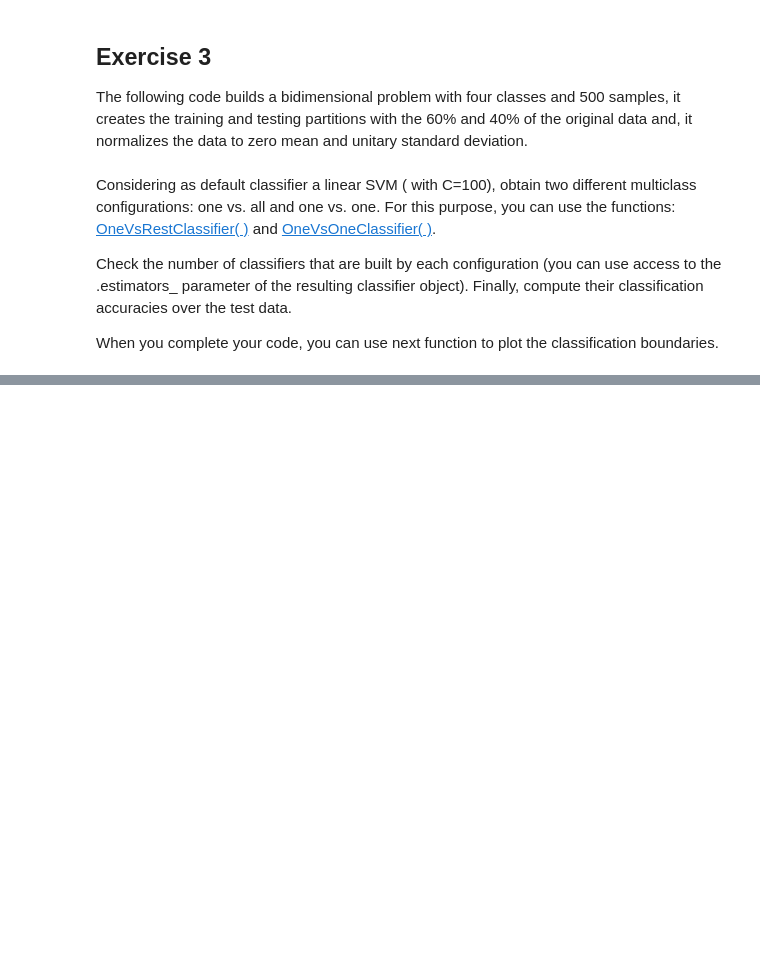
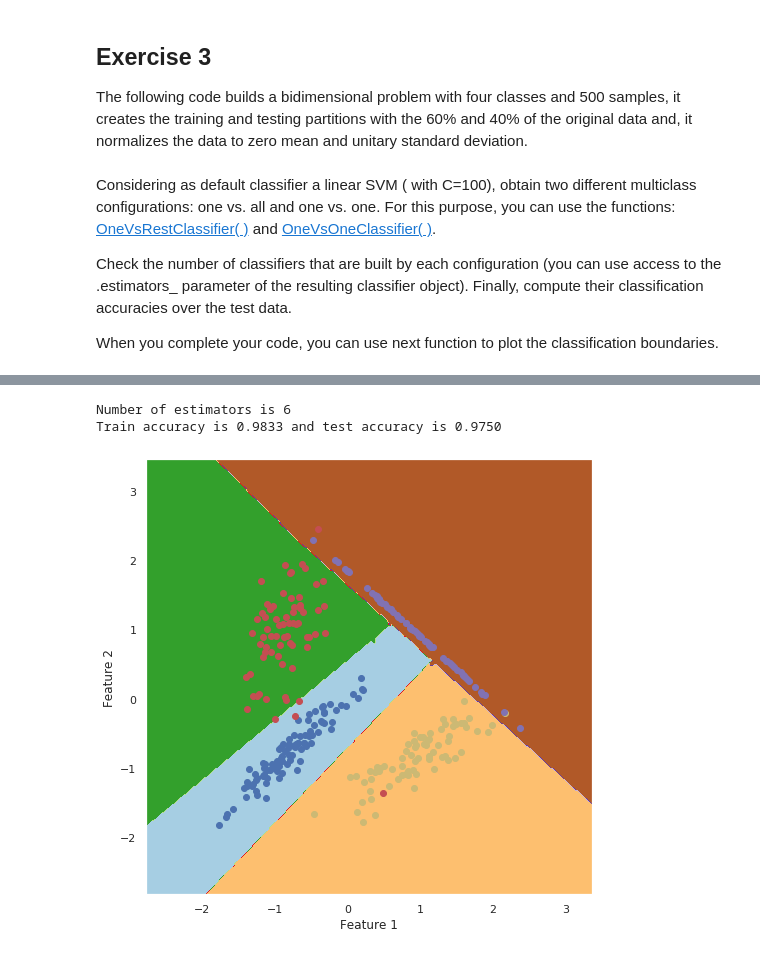
Before and after one commit to JavierGOrdonnez/Machine-Learning, a Jupyter notebook: Week 7_8 - SVM and kernels/IntroductionSVMs_student.ipynb, the cells around one changed output, grey strips where cells are left out. Drawn from its saved outputs; the diff is of its cells as text; code cells hidden in the pictures; blank space fills up the shorter version.

```diff
--- a/Week 7_8 - SVM and kernels/IntroductionSVMs_student.ipynb
+++ b/Week 7_8 - SVM and kernels/IntroductionSVMs_student.ipynb
@@ -644,0 +738,17 @@ def plot_multiclass_boundary(clf, X, Y):
+# %%
+# <SOL>
+from sklearn.multiclass import OneVsOneClassifier
+clfs = OneVsOneClassifier(sklearn.svm.SVC(C=100,kernel='linear'))
+clfs.fit(X_train,Y_train)
+print('Number of estimators is %d' %len(clfs.estimators_))
+
+plot_multiclass_boundary(clfs, X_train, Y_train)
+
+acc_train = clfs.score(X_train,Y_train)
+acc_test  = clfs.score(X_test,Y_test)
+print('Train accuracy is %.4f and test accuracy is %.4f' %(acc_train,acc_test))
+# </SOL>
+# %% [output]
+Number of estimators is 6
+Train accuracy is 0.9833 and test accuracy is 0.9750
+[figure, added]
```
Also changed, not shown: parts of 21 cells of this notebook, 2 other files.
